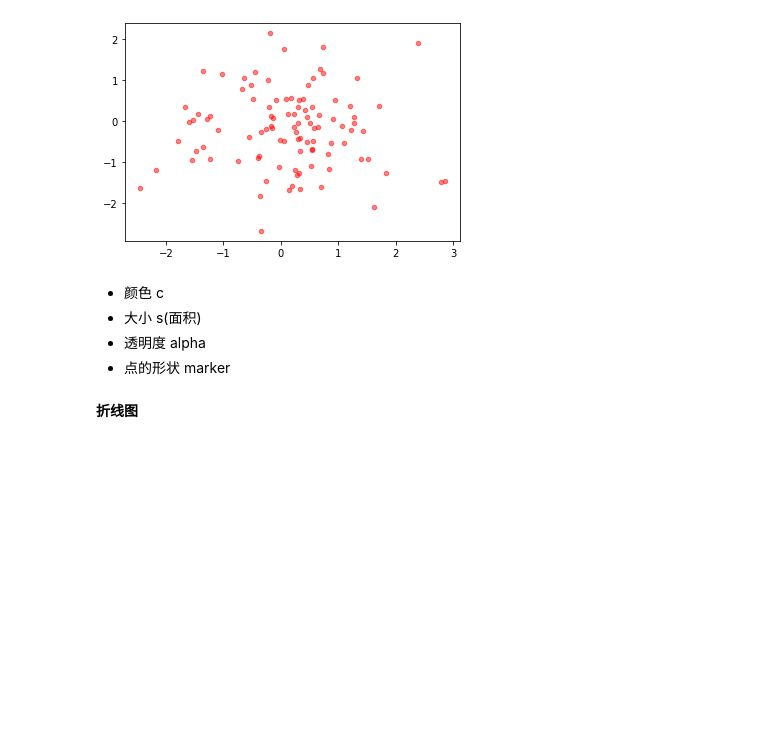
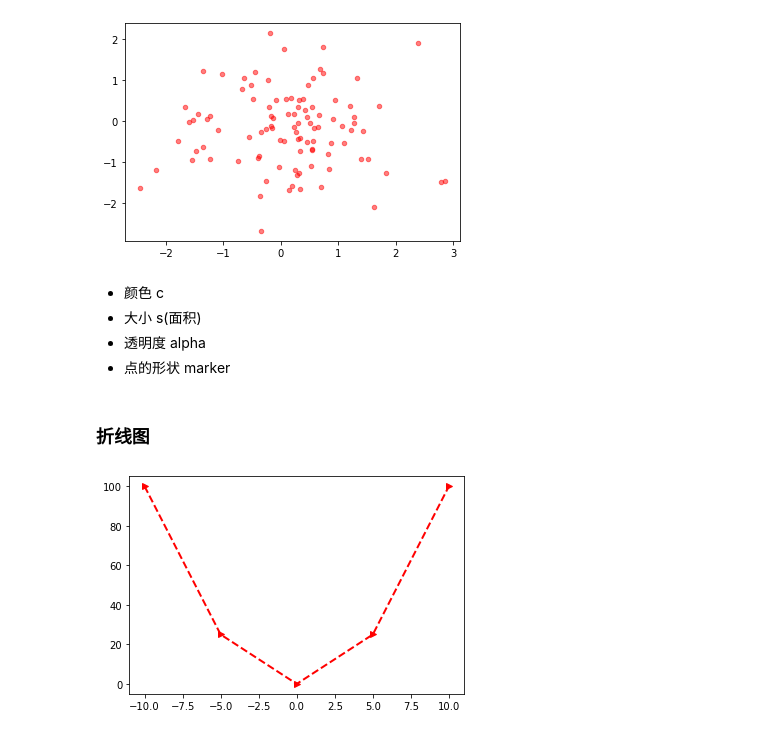
Before and after one commit to fragementaryworld/notes, a Jupyter notebook: matplotlib.ipynb, the cells around one changed output. Cells and saved outputs as stored; diff of their text form; code cells hidden in the pictures; blank space fills up the shorter version.

```diff
--- a/matplotlib.ipynb
+++ b/matplotlib.ipynb
@@ -17,4 +17,11 @@ plt.show()
  * 透明度 alpha
  * 点的形状 marker
 # %% [markdown]
-**折线图**
+### 折线图
+# %%
+x=np.linspace(-10,10,5)
+y=x**2
+plt.plot(x,y,color="red",linestyle="--",linewidth=2,marker=">",markersize=6)
+plt.show()
+# %% [output]
+[figure, added]
```
Also changed, not shown: parts of 43 cells of this notebook.
